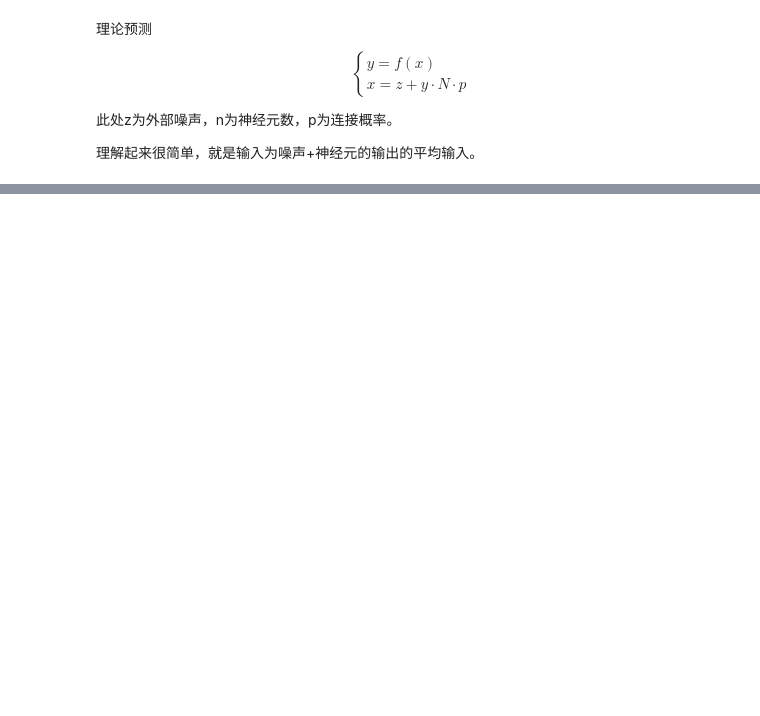
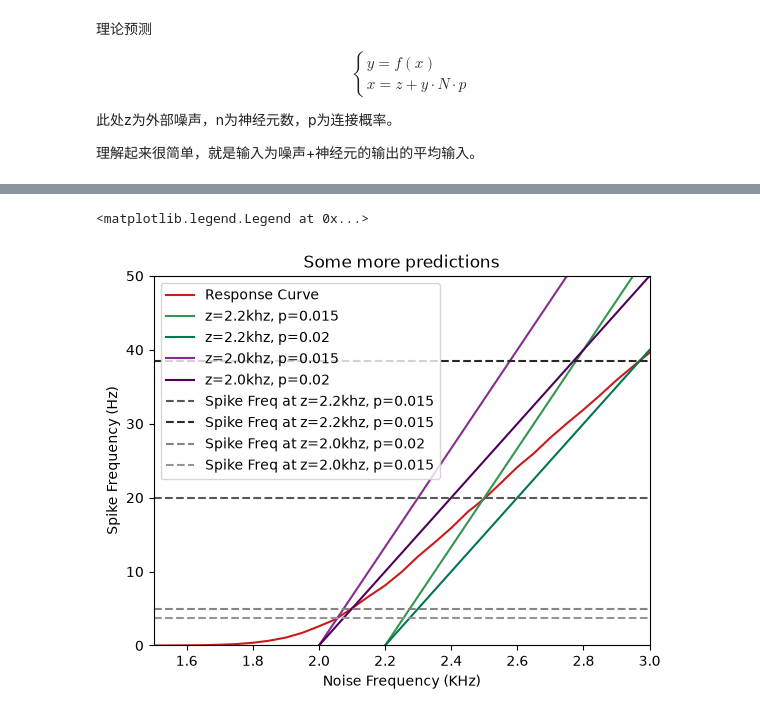
Before and after one commit to moraxborax/bio-class, a Jupyter notebook: neuron.ipynb, the cells around one changed output, grey strips where cells are left out. Saved outputs shown, nothing was run; the diff lists cells and outputs as text; code cells hidden in the pictures; blank space fills up the shorter version.

```diff
--- a/neuron.ipynb
+++ b/neuron.ipynb
@@ -512,0 +496,24 @@ plt.legend()
+# %%
+# Some more predictions exist but you can explore it yourself. Here is just an example.
+plt.title("Some more predictions")
+plt.xlim(1.5, 3)
+plt.ylim(0, 50)
+plt.xlabel("Noise Frequency (KHz)")
+plt.ylabel("Spike Frequency (Hz)")
+
+plt.plot(noise_freqs, spike_freqs, label="Response Curve", color=ColorRed[6])
+
+plt.plot(noise_freqs, line(noise_freqs, 2.2, 0.015, N), label="z=2.2khz, p=0.015", color=ColorGreen[6])
+plt.plot(noise_freqs, line(noise_freqs, 2.2, 0.02, N), label="z=2.2khz, p=0.02", color=ColorGreen[9])
+plt.plot(noise_freqs, line(noise_freqs, 2.0, 0.015, N), label="z=2.0khz, p=0.015", color=ColorPurple[6])
+plt.plot(noise_freqs, line(noise_freqs, 2.0, 0.02, N), label="z=2.0khz, p=0.02", color=ColorPurple[9])
+
+plt.hlines(20, 1.5, 3, colors=ColorGray[6], linestyles="--", label="Spike Freq at z=2.2khz, p=0.015")
+plt.hlines(38.5, 1.5, 3, colors=ColorGray[9], linestyles="--", label="Spike Freq at z=2.2khz, p=0.015")
+plt.hlines(5, 1.5, 3, colors=ColorGray[3], linestyles="--", label="Spike Freq at z=2.0khz, p=0.02")
+plt.hlines(3.75, 1.5, 3, colors=ColorGray[2], linestyles="--", label="Spike Freq at z=2.0khz, p=0.015")
+
+plt.legend()
+# %% [output]
+<matplotlib.legend.Legend at 0x...>
+[figure, added]
```
Also changed, not shown: parts of 10 cells of this notebook.
